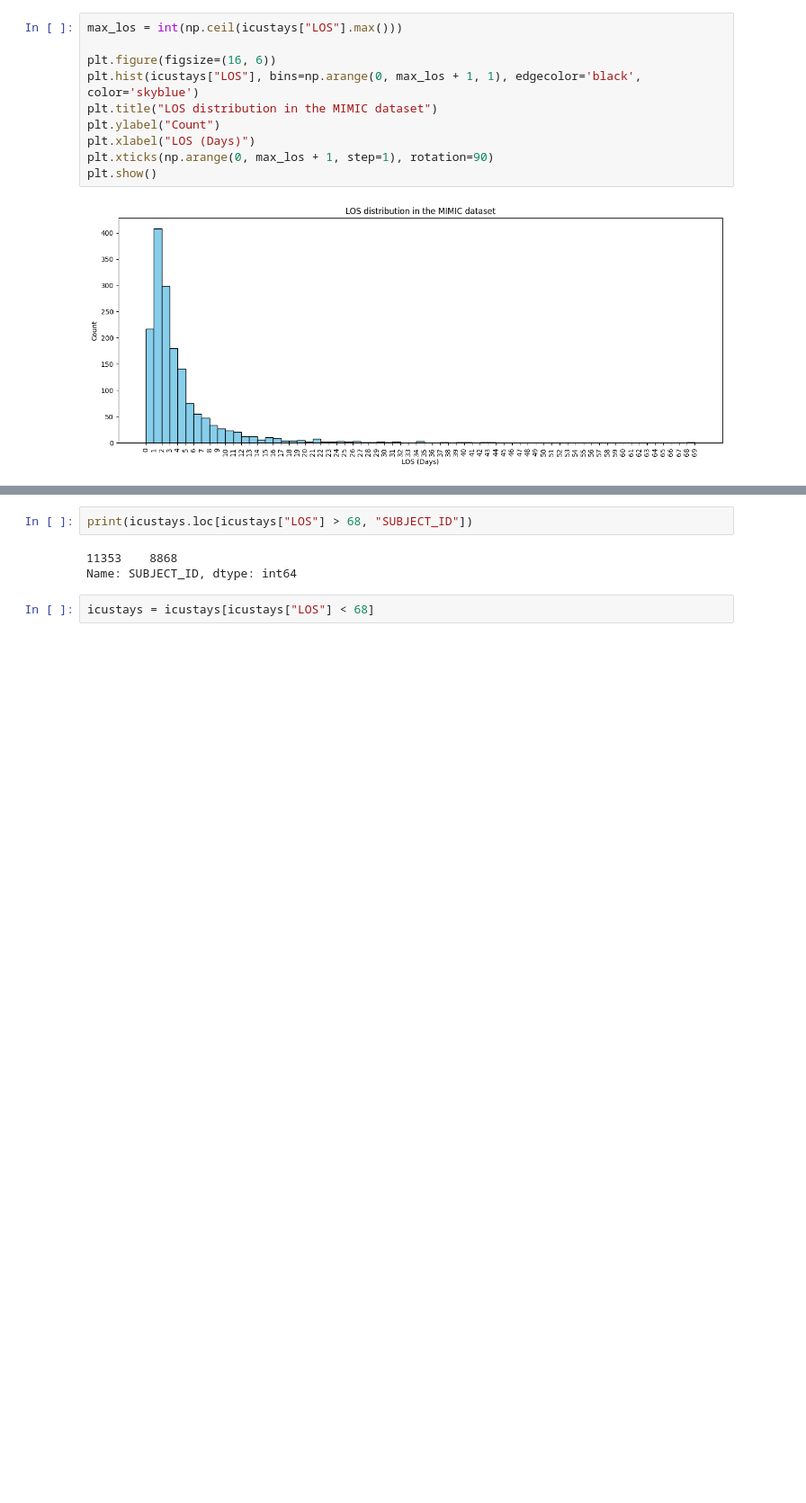
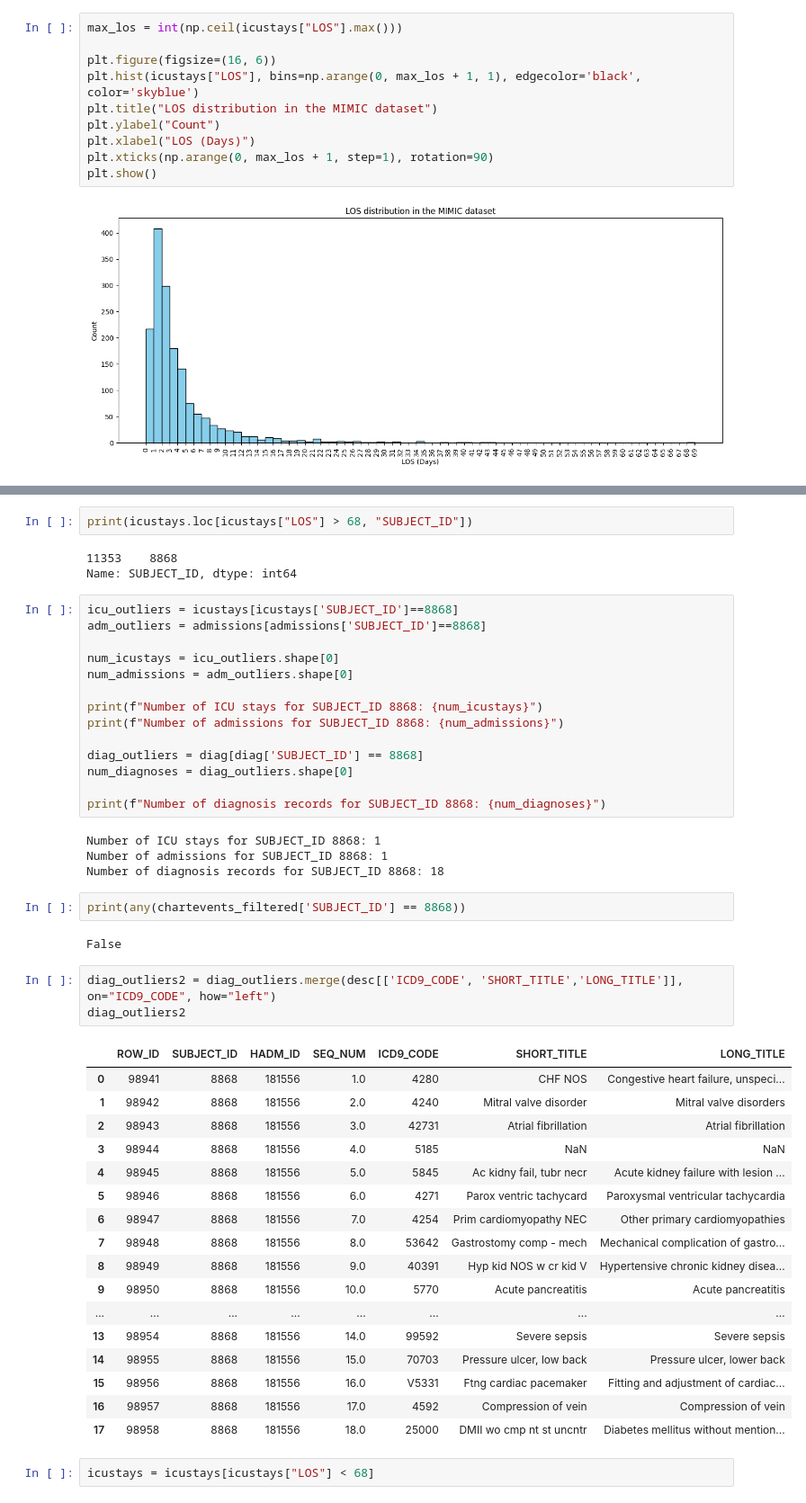
Before and after one commit to ossclaudia/Machine-Learning-2, a Jupyter notebook: projeto.ipynb, the cells around one changed output, grey strips where cells are left out. Shown at 90% size. Cells and saved outputs as stored; diff of their text form; blank space fills up the shorter version.

```diff
--- a/projeto.ipynb
+++ b/projeto.ipynb
@@ -323,8 +336,51 @@ escolher pacient id da media para mostrar grafico ex da stora
-# %%
-print(icustays.loc[icustays["LOS"] > 68, "SUBJECT_ID"])
-# %% [output]
-11353    8868
-Name: SUBJECT_ID, dtype: int64
+# %%
+print(icustays.loc[icustays["LOS"] > 68, "SUBJECT_ID"])
+# %% [output]
+11353    8868
+Name: SUBJECT_ID, dtype: int64
+# %%
+icu_outliers = icustays[icustays['SUBJECT_ID']==8868]
+adm_outliers = admissions[admissions['SUBJECT_ID']==8868]
+
+num_icustays = icu_outliers.shape[0]
+num_admissions = adm_outliers.shape[0]
+
+print(f"Number of ICU stays for SUBJECT_ID 8868: {num_icustays}")
+print(f"Number of admissions for SUBJECT_ID 8868: {num_admissions}")
+
+diag_outliers = diag[diag['SUBJECT_ID'] == 8868]
+num_diagnoses = diag_outliers.shape[0]
+
+print(f"Number of diagnosis records for SUBJECT_ID 8868: {num_diagnoses}")
+# %% [output]
+Number of ICU stays for SUBJECT_ID 8868: 1
+Number of admissions for SUBJECT_ID 8868: 1
+Number of diagnosis records for SUBJECT_ID 8868: 18
+# %%
+print(any(chartevents_filtered['SUBJECT_ID'] == 8868))
+# %% [output]
+False
+# %%
+diag_outliers2 = diag_outliers.merge(desc[['ICD9_CODE', 'SHORT_TITLE','LONG_TITLE']], on="ICD9_CODE", how="left")
+diag_outliers2
+# %% [output]
+|  | ROW_ID | SUBJECT_ID | HADM_ID | SEQ_NUM | ICD9_CODE | SHORT_TITLE | LONG_TITLE |
+| 0 | 98941 | 8868 | 181556 | 1.0 | 4280 | CHF NOS | Congestive heart failure, unspeci... |
+| 1 | 98942 | 8868 | 181556 | 2.0 | 4240 | Mitral valve disorder | Mitral valve disorders |
+| 2 | 98943 | 8868 | 181556 | 3.0 | 42731 | Atrial fibrillation | Atrial fibrillation |
+| 3 | 98944 | 8868 | 181556 | 4.0 | 5185 | NaN | NaN |
+| 4 | 98945 | 8868 | 181556 | 5.0 | 5845 | Ac kidny fail, tubr necr | Acute kidney failure with lesion ... |
+| 5 | 98946 | 8868 | 181556 | 6.0 | 4271 | Parox ventric tachycard | Paroxysmal ventricular tachycardia |
+| 6 | 98947 | 8868 | 181556 | 7.0 | 4254 | Prim cardiomyopathy NEC | Other primary cardiomyopathies |
+| 7 | 98948 | 8868 | 181556 | 8.0 | 53642 | Gastrostomy comp - mech | Mechanical complication of gastro... |
+| 8 | 98949 | 8868 | 181556 | 9.0 | 40391 | Hyp kid NOS w cr kid V | Hypertensive chronic kidney disea... |
+| 9 | 98950 | 8868 | 181556 | 10.0 | 5770 | Acute pancreatitis | Acute pancreatitis |
+| ... | ... | ... | ... | ... | ... | ... | ... |
+| 13 | 98954 | 8868 | 181556 | 14.0 | 99592 | Severe sepsis | Severe sepsis |
+| 14 | 98955 | 8868 | 181556 | 15.0 | 70703 | Pressure ulcer, low back | Pressure ulcer, lower back |
+| 15 | 98956 | 8868 | 181556 | 16.0 | V5331 | Ftng cardiac pacemaker | Fitting and adjustment of cardiac... |
+| 16 | 98957 | 8868 | 181556 | 17.0 | 4592 | Compression of vein | Compression of vein |
+| 17 | 98958 | 8868 | 181556 | 18.0 | 25000 | DMII wo cmp nt st uncntr | Diabetes mellitus without mention... |
 # %%
 icustays = icustays[icustays["LOS"] < 68]
 # %%
```
Also changed, not shown: parts of 17 cells of this notebook.
